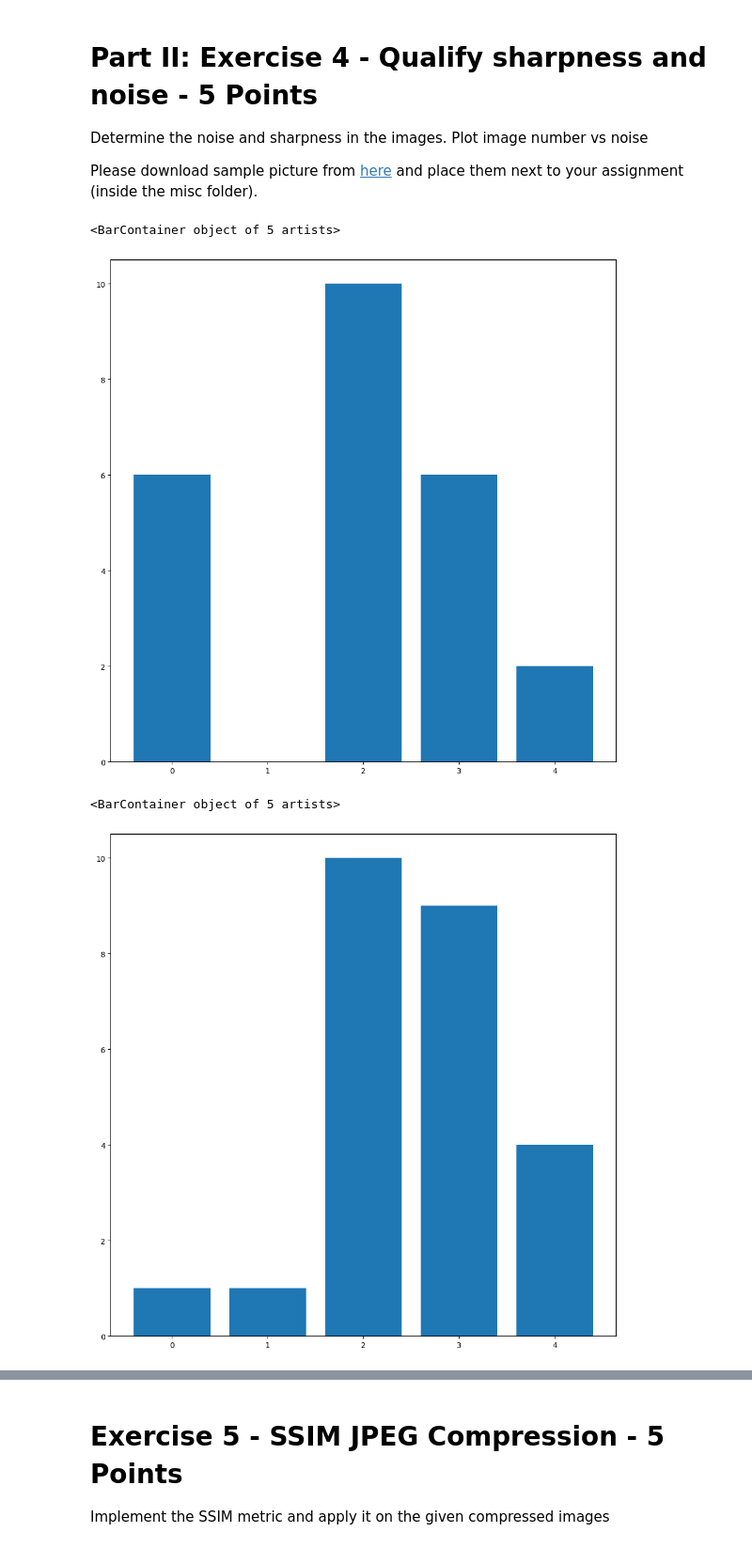
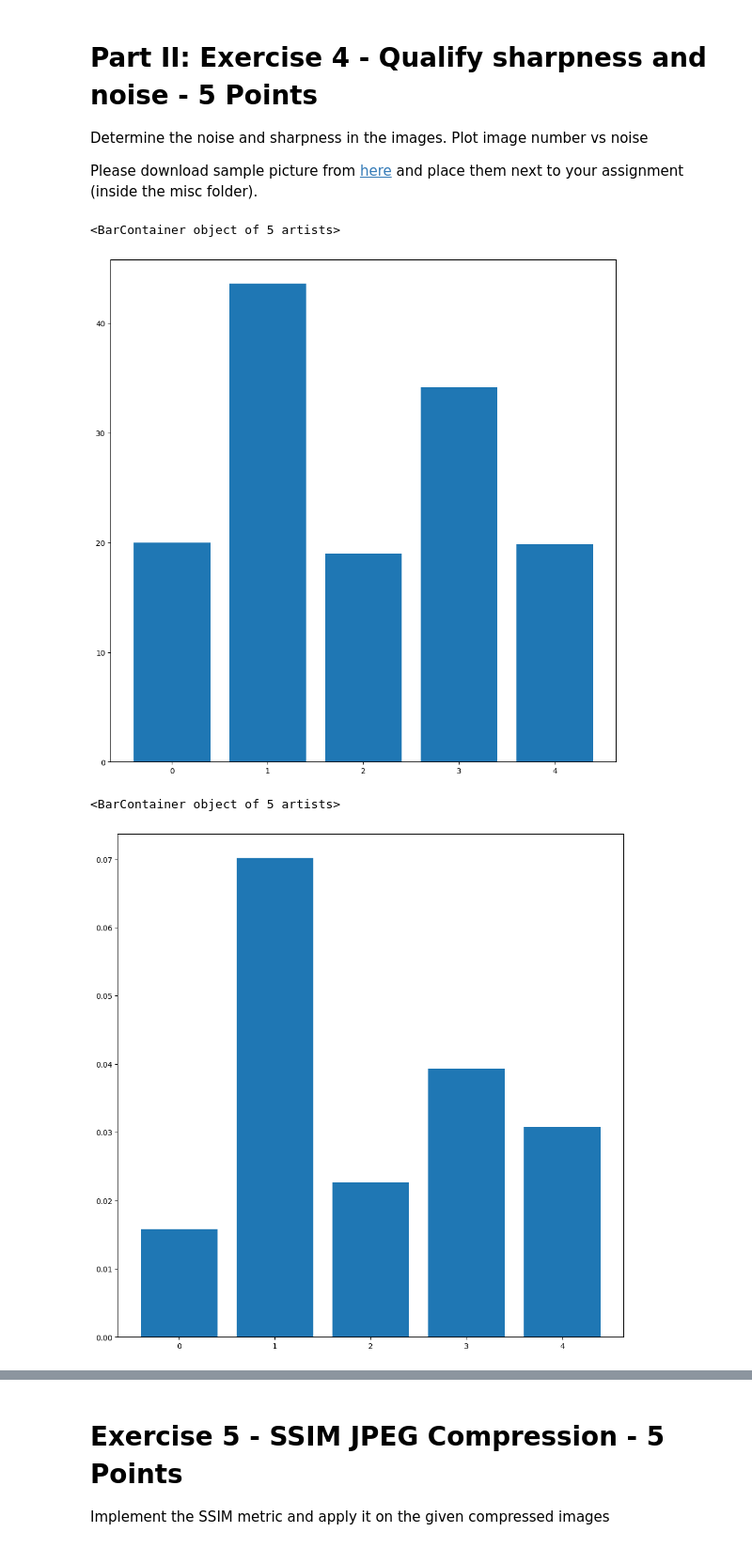
Before and after one commit to FU-Fabio/image-processing-s26, a Jupyter notebook: assignments/04_assignment.ipynb, the cells around one changed output, grey strips where cells are left out. Shown at 94% size. Cells and saved outputs as stored; diff of their text form; code cells hidden in the pictures.

```diff
--- a/assignments/04_assignment.ipynb
+++ b/assignments/04_assignment.ipynb
@@ -160,19 +153,37 @@ def qualify_noise(img):
     """Qualify the noise based on the std of a gaussian model.
        You may find a window that is constant in the images.
     """
-    # your code here
-    return random.randint(0, 10)
+
+    #We define a window in the top-middle since its pretty similar in all the pictures
+
+    h, w = img.shape[:2]
+    center_x = w // 2
+
+    patch = img[0:30, center_x-15:center_x+15]
+
+    return np.std(patch)
 
 plt.bar(range(len(sample_images)), [qualify_noise(i) for i in sample_images])
 # %% [output]
 <BarContainer object of 5 artists>
-[figure, old version]
+[figure, new version]
 # %%
 def qualify_sharpness(img):
     """Qualify the sharpness based on the average pixel differences."""
-    # your code here
-    return random.randint(0, 10)
+
+    #measuring the sharpness in a black and white image
+    if img.ndim == 3:
+        img = rgb2gray(img)
+
+    diff_h = img[:, :-1] - img[:, 1:]
+    diff_v = img[:-1, :] - img[1:, :]
+
+    diff_h = np.abs(diff_h)
+    diff_v = np.abs(diff_v)
+
+    return (np.mean(diff_h) + np.mean(diff_v)) / 2
+
 plt.bar(range(len(sample_images)), [qualify_sharpness(i) for i in sample_images])
 # %% [output]
 <BarContainer object of 5 artists>
-[figure, old version]
+[figure, new version]
```
Also changed, not shown: parts of 10 cells of this notebook, 1 other file.
